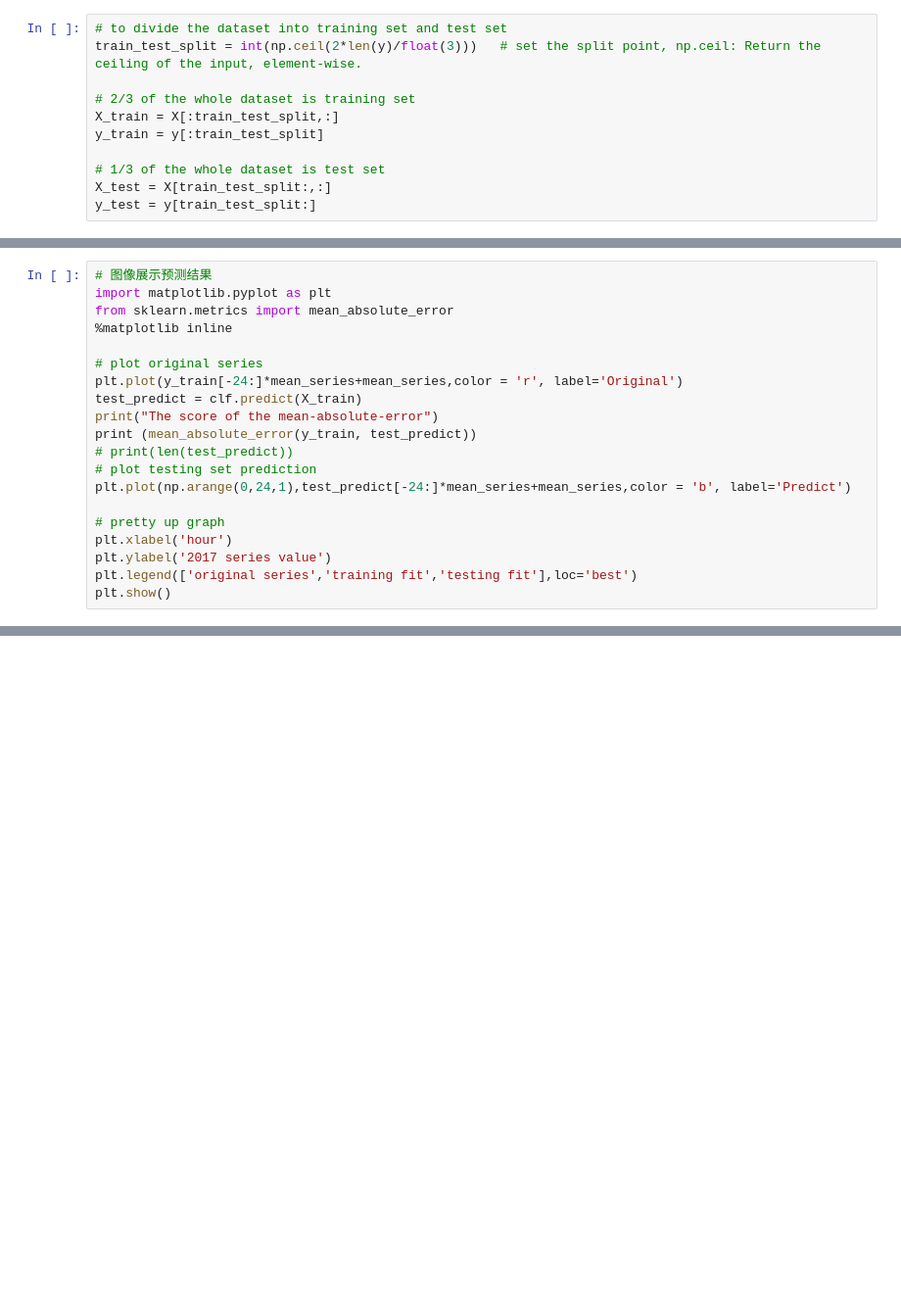
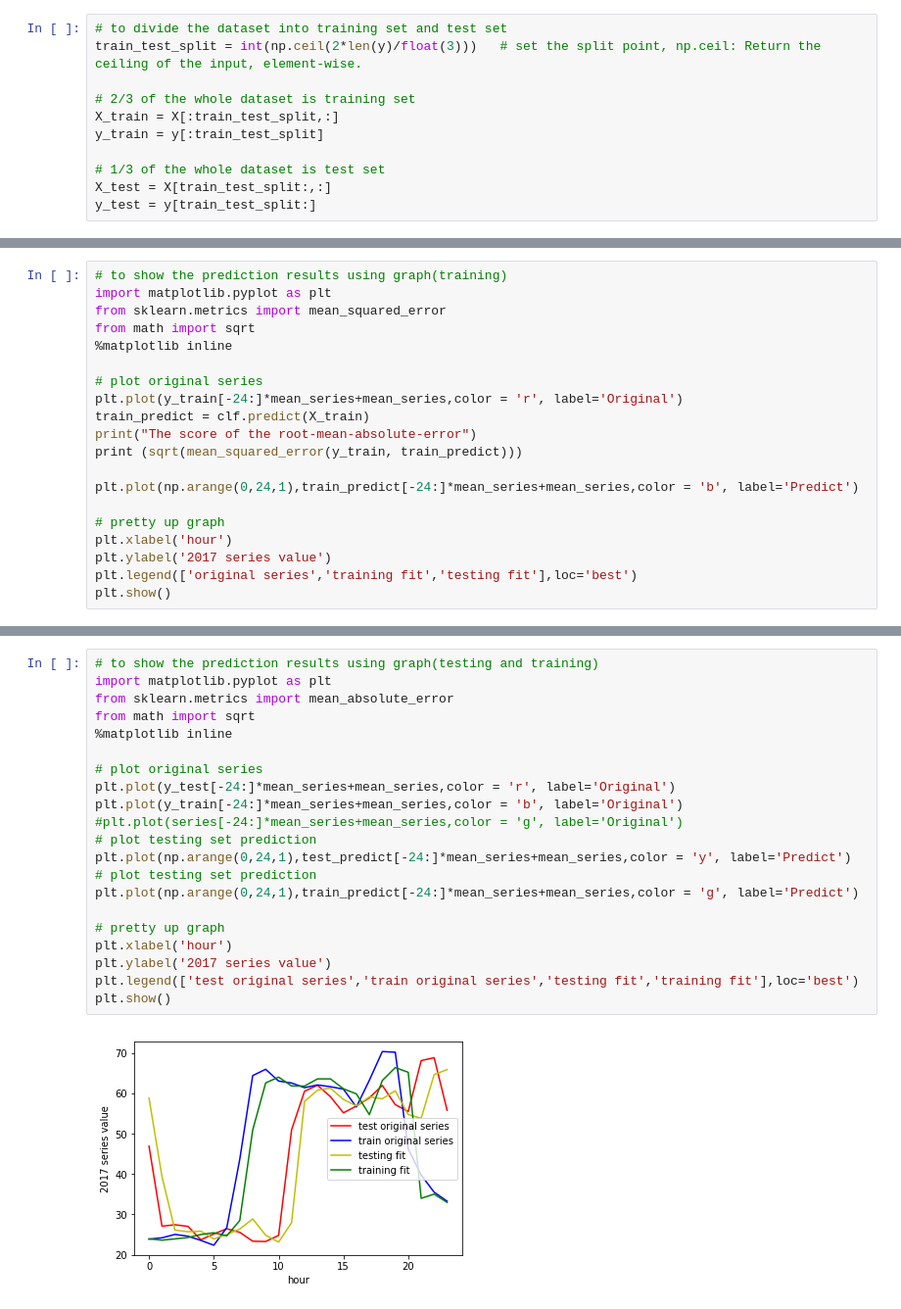
Before and after one commit to IDCs-for-Zhejiang/serverRoom, a Jupyter notebook: first/prediction_SVR1.ipynb, the cells around one changed output, grey strips where cells are left out. Shown at 98% size. Drawn from its saved outputs; the diff is of its cells as text; blank space fills up the shorter version.

```diff
--- a/first/prediction_SVR1.ipynb
+++ b/first/prediction_SVR1.ipynb
@@ -85,18 +83,18 @@ The score of the mean-absolute-error
 [figure]
 # %%
-# 图像展示预测结果
+# to show the prediction results using graph(training)
 import matplotlib.pyplot as plt
-from sklearn.metrics import mean_absolute_error
+from sklearn.metrics import mean_squared_error
+from math import sqrt
 %matplotlib inline
 
 # plot original series
 plt.plot(y_train[-24:]*mean_series+mean_series,color = 'r', label='Original')
-test_predict = clf.predict(X_train)
-print("The score of the mean-absolute-error")
-print (mean_absolute_error(y_train, test_predict))
-# print(len(test_predict))
-# plot testing set prediction
-plt.plot(np.arange(0,24,1),test_predict[-24:]*mean_series+mean_series,color = 'b', label='Predict')
+train_predict = clf.predict(X_train)
+print("The score of the root-mean-absolute-error")
+print (sqrt(mean_squared_error(y_train, train_predict)))
+
+plt.plot(np.arange(0,24,1),train_predict[-24:]*mean_series+mean_series,color = 'b', label='Predict')
 
 # pretty up graph
 plt.xlabel('hour')
@@ -109 +107,24 @@ The score of the mean-absolute-error
 [figure]
+# %%
+# to show the prediction results using graph(testing and training)
+import matplotlib.pyplot as plt
+from sklearn.metrics import mean_absolute_error
+from math import sqrt
+%matplotlib inline
+
+# plot original series
+plt.plot(y_test[-24:]*mean_series+mean_series,color = 'r', label='Original')
+plt.plot(y_train[-24:]*mean_series+mean_series,color = 'b', label='Original')
+#plt.plot(series[-24:]*mean_series+mean_series,color = 'g', label='Original')
+# plot testing set prediction
+plt.plot(np.arange(0,24,1),test_predict[-24:]*mean_series+mean_series,color = 'y', label='Predict')
+# plot testing set prediction
+plt.plot(np.arange(0,24,1),train_predict[-24:]*mean_series+mean_series,color = 'g', label='Predict')
+
+# pretty up graph
+plt.xlabel('hour')
+plt.ylabel('2017 series value')
+plt.legend(['test original series','train original series','testing fit','training fit'],loc='best')
+plt.show()
+# %% [output]
+[figure, added]
```
Also changed, not shown: parts of 6 cells of this notebook, 4 other files.
